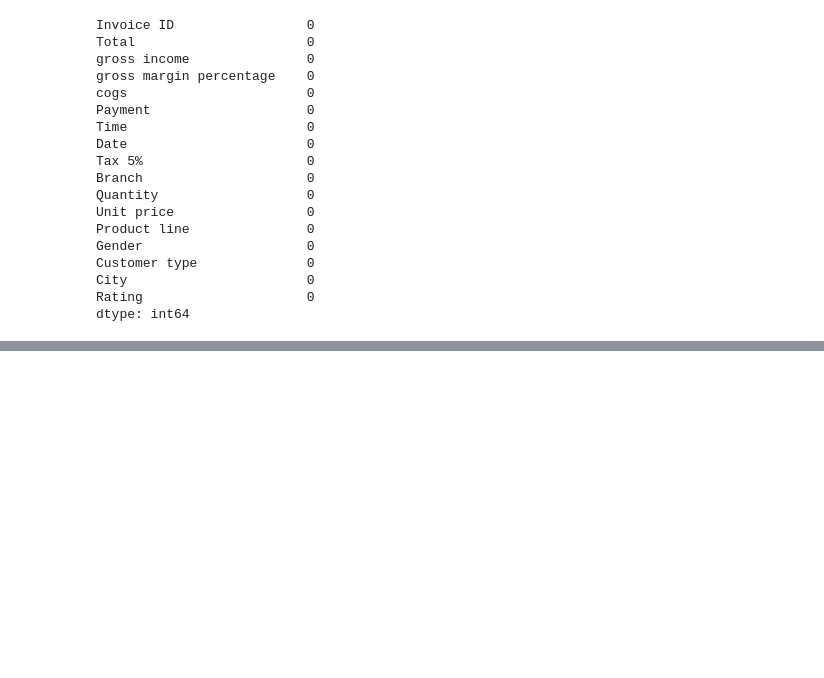
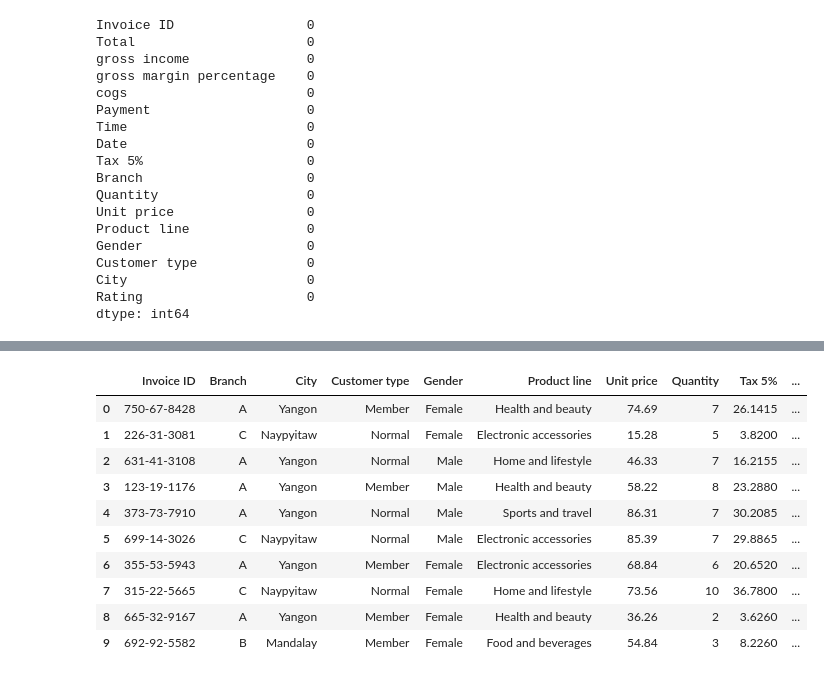
Before and after one commit to saimsheikh/Automated_EDA, a Jupyter notebook: main.ipynb, the cells around one changed output, grey strips where cells are left out. Cells and saved outputs as stored; diff of their text form; code cells hidden in the pictures; blank space fills up the shorter version.

```diff
--- a/main.ipynb
+++ b/main.ipynb
@@ -69,0 +111,18 @@ dtype: int64
+# %%
+#sent data for cleaning if it is not categorical
+# from helping import Clean_Data
+df=Clean_Data(df)
+df.isna().sum()
+df.head(10)
+# %% [output]
+|  | Invoice ID | Branch | City | Customer type | Gender | Product line | Unit price | Quantity | Tax 5% | ... |
+| 0 | 750-67-8428 | A | Yangon | Member | Female | Health and beauty | 74.69 | 7 | 26.1415 | ... |
+| 1 | 226-31-3081 | C | Naypyitaw | Normal | Female | Electronic accessories | 15.28 | 5 | 3.8200 | ... |
+| 2 | 631-41-3108 | A | Yangon | Normal | Male | Home and lifestyle | 46.33 | 7 | 16.2155 | ... |
+| 3 | 123-19-1176 | A | Yangon | Member | Male | Health and beauty | 58.22 | 8 | 23.2880 | ... |
+| 4 | 373-73-7910 | A | Yangon | Normal | Male | Sports and travel | 86.31 | 7 | 30.2085 | ... |
+| 5 | 699-14-3026 | C | Naypyitaw | Normal | Male | Electronic accessories | 85.39 | 7 | 29.8865 | ... |
+| 6 | 355-53-5943 | A | Yangon | Member | Female | Electronic accessories | 68.84 | 6 | 20.6520 | ... |
+| 7 | 315-22-5665 | C | Naypyitaw | Normal | Female | Home and lifestyle | 73.56 | 10 | 36.7800 | ... |
+| 8 | 665-32-9167 | A | Yangon | Member | Female | Health and beauty | 36.26 | 2 | 3.6260 | ... |
+| 9 | 692-92-5582 | B | Mandalay | Member | Female | Food and beverages | 54.84 | 3 | 8.2260 | ... |
```
Also changed, not shown: parts of 10 cells of this notebook, 3 other files.
